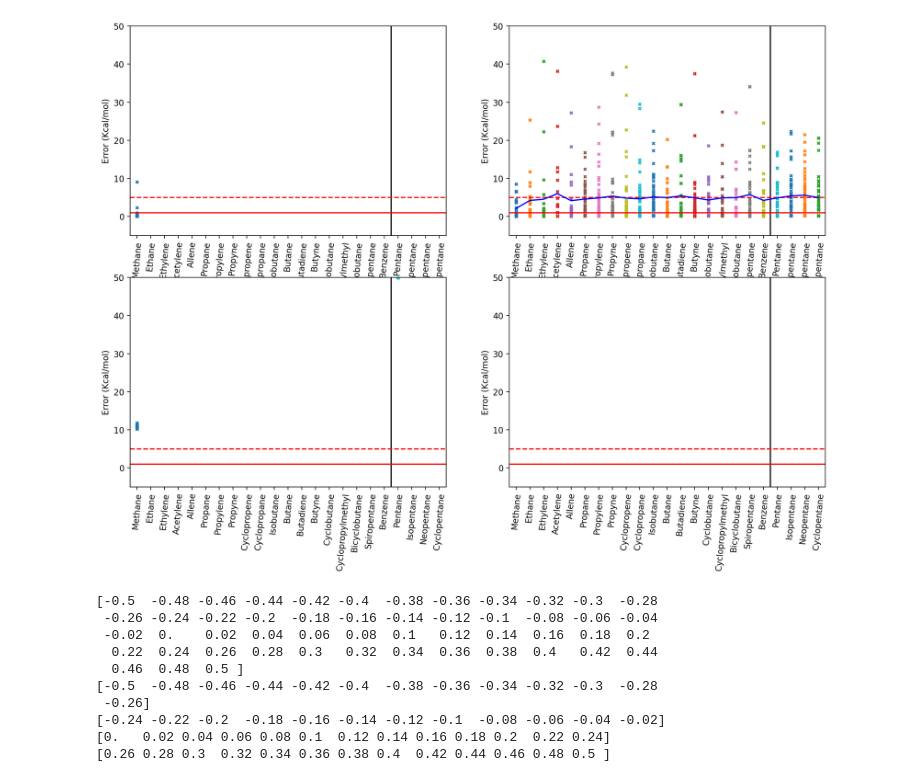
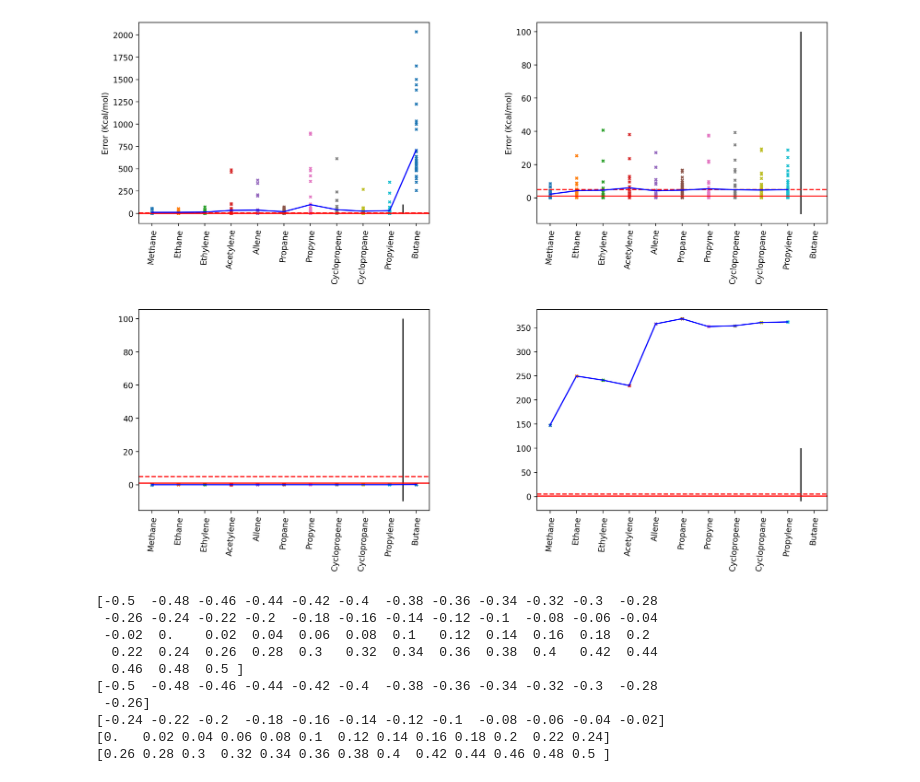
Before and after one commit to chem12346789/ai-dft, a Jupyter notebook: veiw_data.ipynb, the cells around one changed output. Drawn from its saved outputs; the diff is of its cells as text; code cells hidden in the pictures.

```diff
--- a/veiw_data.ipynb
+++ b/veiw_data.ipynb
@@ -13,35 +13,63 @@ TRAIN_STR_DICT = [
     "Acetylene",
     "Allene",
     "Propane",
-    "Propylene",
     "Propyne",
     "Cyclopropene",
     "Cyclopropane",
-    "Isobutane",
-    "Butane",
-    "Butadiene",
-    "Butyne",
-    "Cyclobutane",
-    "Cyclopropylmethyl",
-    "Bicyclobutane",
-    "Spiropentane",
-    "Benzene",
+    "Propylene",
+    # "Isobutane",
+    # "Butane",
+    # "Butadiene",
+    # "Butyne",
+    # "Bicyclobutane",
+    # "Cyclobutane",
+    # "Spiropentane",
+    # "Cyclopropylmethyl",
+    # "Neopentane",
+    # "Cyclopentane",
+    # "Benzene",
 ]
 EVAL_STR_DICT = [
-    "Pentane",
-    "Isopentane",
-    "Neopentane",
-    "Cyclopentane",
-    # "Hexane",
+    "Butane",
+    # "Pentane",
+    # "Isopentane",
 ]
 
 f, axes = plt.subplots(2, 2, figsize=(15, 10))
 axes = axes.reshape(2, 2)
 
+begin_y = 0.075
+end_y = 0.925
+int_y = 0.15
+begin_x = 0.125
+end_x = 0.925
+int_x = 0.125
+end_x += int_x
+end_y += int_y
 
-# name_dir = "cc-5-800"
-# load_path = Path("validate") / name_dir
-list_of_path = list(Path("validate/").glob("validate-*"))
+shapexy = np.shape(axes)
+inter_x = np.linspace(begin_x, end_x, shapexy[1] + 1)
+inter_y = np.linspace(begin_y, end_y, shapexy[0] + 1)
+
+delta_x = inter_x[1] - inter_x[0] - int_x
+delta_y = inter_y[1] - inter_y[0] - int_y
+
+for i in range(shapexy[0]):
+    for j in range(shapexy[1]):
+        axes[i][j].set_position(
+            [
+                inter_x[j],
+                inter_y[i],
+                inter_x[j + 1] - inter_x[j] - int_x,
+                inter_y[i + 1] - inter_y[i] - int_y,
+            ]
+        )
+
+axes = axes[::-1, :]
+
+list_of_path = list(
+    Path("validate/").glob("validate-cc_dft_diff-2024-05-18-15-25-04-800")
+)
 load_path = max(list_of_path, key=lambda p: p.stat().st_ctime)
 
 list_of_path_dft = list(Path("validate/").glob("dft"))
@@ -49,7 +77,6 @@ load_path_dft = max(list_of_path_dft, key=lambda p: p.stat().st_ctime)
 
 
 for i_row in range(2):
-
     error_l = []
     data = pd.read_csv(load_path / "train.csv")
     for i, i_name in enumerate(TRAIN_STR_DICT):
@@ -121,14 +148,14 @@ for i_row in range(2):
     print(error_l)
     axes[i_row, 1].plot(range(len(TRAIN_STR_DICT) + len(EVAL_STR_DICT)), error_l, "b")
 
-    axes[i_row, 0].set_ylim(-5, 50)
+    # axes[i_row, 0].set_ylim(-5, 50)
     axes[i_row, 0].set_xlim(-0.5, len(TRAIN_STR_DICT) + len(EVAL_STR_DICT) - 0.5)
-    axes[i_row, 0].set_ylabel("Error (Kcal/mol)")
-    axes[i_row, 1].set_ylim(-5, 50)
+    # axes[i_row, 1].set_ylim(-5, 50)
     axes[i_row, 1].set_xlim(-0.5, len(TRAIN_STR_DICT) + len(EVAL_STR_DICT) - 0.5)
-    axes[i_row, 1].set_ylabel("Error (Kcal/mol)")
-# plt.savefig(
-#     f"./manu/figures/energy-{name_dir}-{datetime.datetime.today():%Y-%m-%d-%H-%M-%S}.pdf",
-#     bbox_inches="tight",
-# )
+axes[0, 0].set_ylabel("Error (Kcal/mol)")
+axes[0, 1].set_ylabel("Error (Kcal/mol)")
+plt.savefig(
+    f"./manu/figures/energy-cc_dft_diff-{datetime.datetime.today():%Y-%m-%d-%H-%M-%S}.pdf",
+    bbox_inches="tight",
+)
 # %% [output]
@@ -137,4 +164,4 @@ for i_row in range(2):
-[figure, old version]
+[figure, new version]
 # %%
 import numpy as np
 # print(np.linspace(-0.49, 0.49, 8))
```
Also changed, not shown: parts of 1 cell of this notebook, 2 other files.
